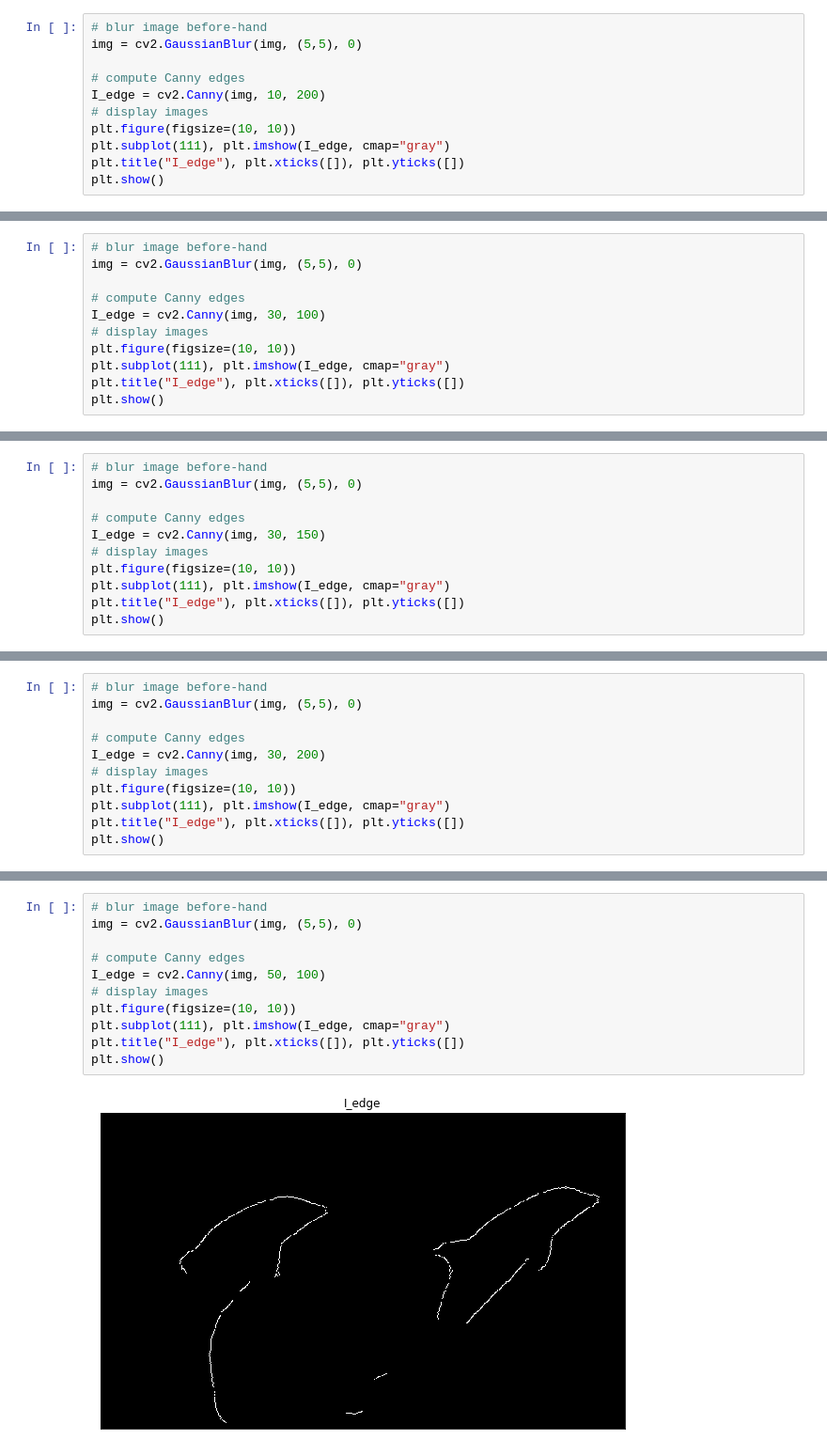
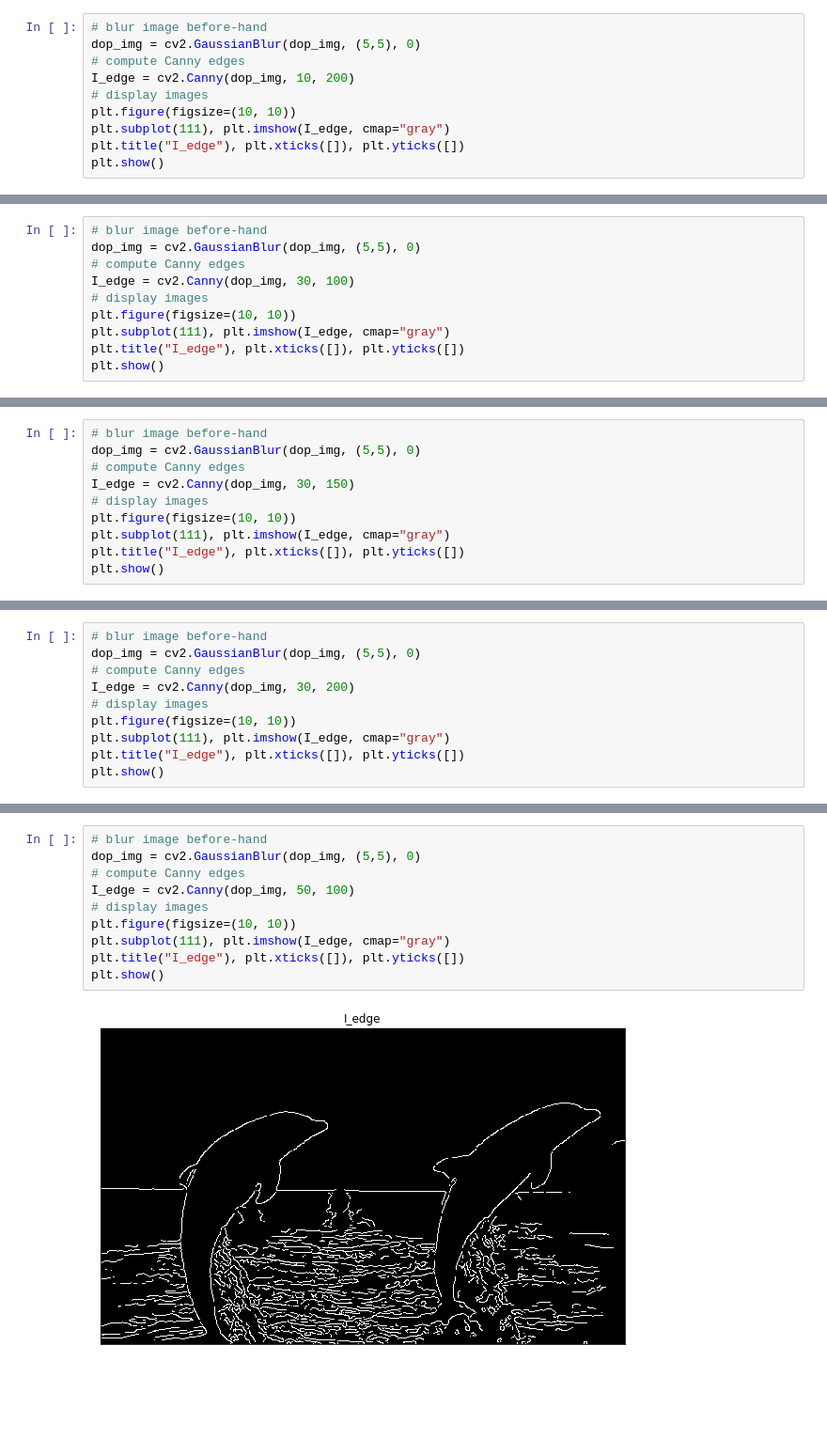
Before and after one commit to alextorabi/ECSE415, a Jupyter notebook: Assignment_1/A1.3.3.ipynb, the cells around one changed output, grey strips where cells are left out. Shown at 94% size. Drawn from its saved outputs; the diff is of its cells as text; blank space fills up the shorter version.

```diff
--- a/Assignment_1/A1.3.3.ipynb
+++ b/Assignment_1/A1.3.3.ipynb
@@ -40,9 +41,8 @@ plt.show()
 # %%
 # blur image before-hand
-img = cv2.GaussianBlur(img, (5,5), 0)
-
+dop_img = cv2.GaussianBlur(dop_img, (5,5), 0)
 # compute Canny edges
-I_edge = cv2.Canny(img, 10, 200)
+I_edge = cv2.Canny(dop_img, 10, 200)
 # display images
 plt.figure(figsize=(10, 10))
 plt.subplot(111), plt.imshow(I_edge, cmap="gray")
@@ -53,9 +53,8 @@ plt.show()
 # %%
 # blur image before-hand
-img = cv2.GaussianBlur(img, (5,5), 0)
-
+dop_img = cv2.GaussianBlur(dop_img, (5,5), 0)
 # compute Canny edges
-I_edge = cv2.Canny(img, 30, 100)
+I_edge = cv2.Canny(dop_img, 30, 100)
 # display images
 plt.figure(figsize=(10, 10))
 plt.subplot(111), plt.imshow(I_edge, cmap="gray")
@@ -66,9 +65,8 @@ plt.show()
 # %%
 # blur image before-hand
-img = cv2.GaussianBlur(img, (5,5), 0)
-
+dop_img = cv2.GaussianBlur(dop_img, (5,5), 0)
 # compute Canny edges
-I_edge = cv2.Canny(img, 30, 150)
+I_edge = cv2.Canny(dop_img, 30, 150)
 # display images
 plt.figure(figsize=(10, 10))
 plt.subplot(111), plt.imshow(I_edge, cmap="gray")
@@ -79,9 +77,8 @@ plt.show()
 # %%
 # blur image before-hand
-img = cv2.GaussianBlur(img, (5,5), 0)
-
+dop_img = cv2.GaussianBlur(dop_img, (5,5), 0)
 # compute Canny edges
-I_edge = cv2.Canny(img, 30, 200)
+I_edge = cv2.Canny(dop_img, 30, 200)
 # display images
 plt.figure(figsize=(10, 10))
 plt.subplot(111), plt.imshow(I_edge, cmap="gray")
@@ -92,15 +89,14 @@ plt.show()
 # %%
 # blur image before-hand
-img = cv2.GaussianBlur(img, (5,5), 0)
-
+dop_img = cv2.GaussianBlur(dop_img, (5,5), 0)
 # compute Canny edges
-I_edge = cv2.Canny(img, 50, 100)
+I_edge = cv2.Canny(dop_img, 50, 100)
 # display images
 plt.figure(figsize=(10, 10))
 plt.subplot(111), plt.imshow(I_edge, cmap="gray")
 plt.title("I_edge"), plt.xticks([]), plt.yticks([])
 plt.show()
 # %% [output]
-[figure, old version]
+[figure, new version]
 # %%
 # blur image before-hand
```
Also changed, not shown: parts of 26 cells of this notebook, 1 other file.
